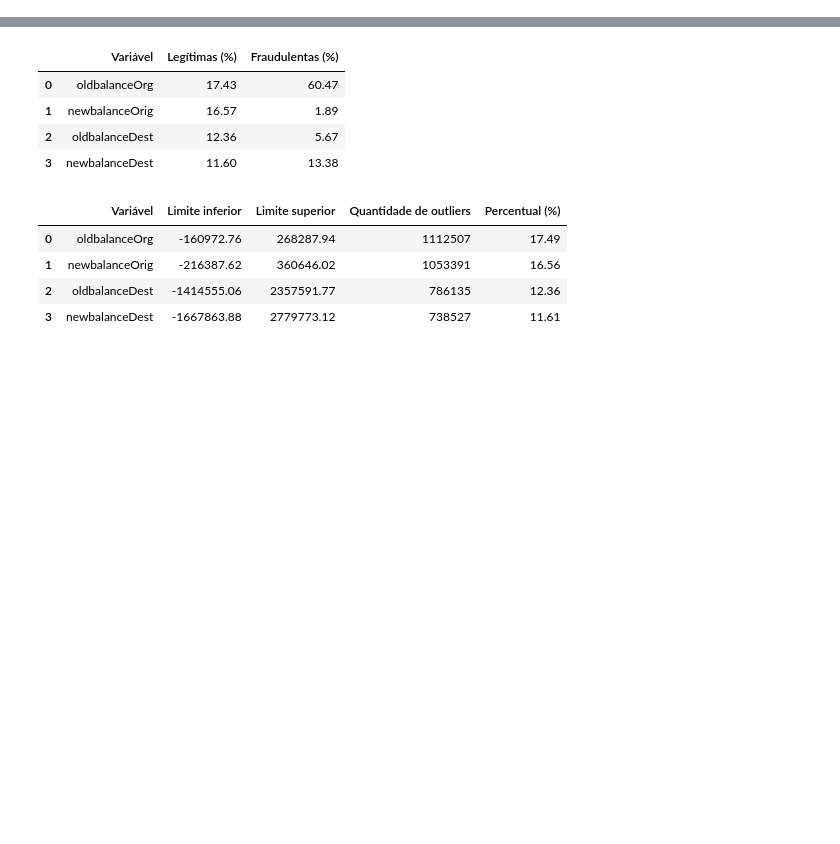
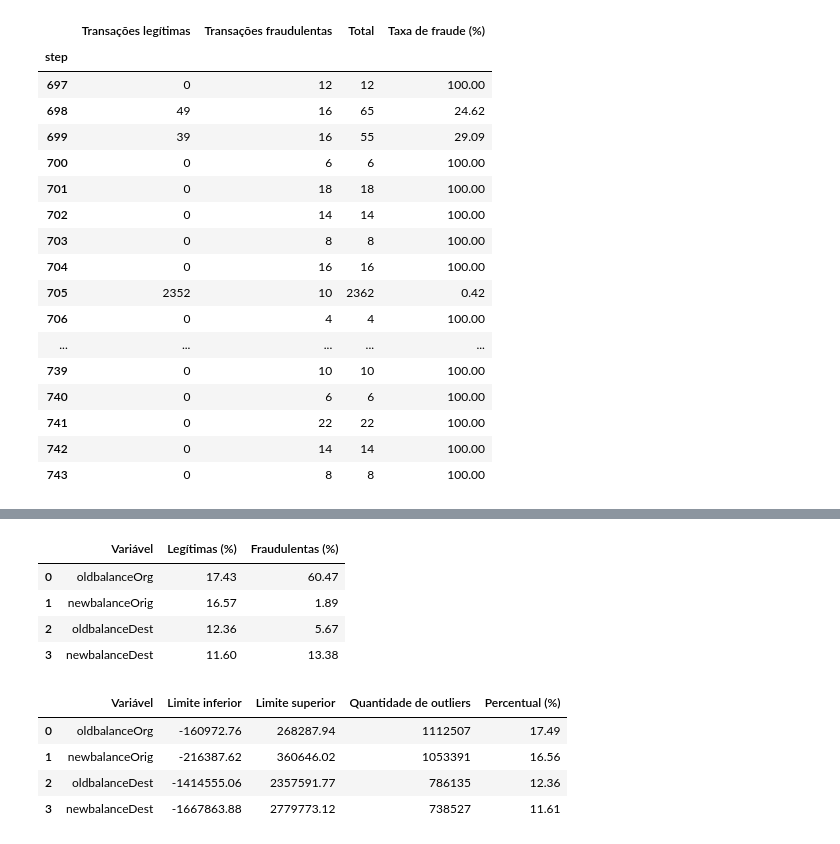
Before and after one commit to joaoribeiro-max/grupo5-fraud-detection, a Jupyter notebook: notebooks/01_analise_exploratoria.ipynb, the cells around one changed output, grey strips where cells are left out. Cells and saved outputs as stored; diff of their text form; code cells hidden in the pictures; blank space fills up the shorter version.

```diff
--- a/notebooks/01_analise_exploratoria.ipynb
+++ b/notebooks/01_analise_exploratoria.ipynb
@@ -0,0 +358,66 @@
+# %%
+
+# ============================================================
+# ETAPA 40 — DISTRIBUIÇÃO DE FRAUDES NOS STEPS FINAIS
+# ============================================================
+
+# Selecionei as transações a partir do step 697.
+# Assim conseguimos investigar a parte final da simulação.
+
+dados_finais = df[df['step'] >= 697]
+
+# Cruzei cada step com a classificação das transações.
+
+distribuicao_steps_finais = pd.crosstab(
+    dados_finais['step'],
+    dados_finais['isFraud']
+)
+
+# Garanti a presença das duas classes na tabela.
+distribuicao_steps_finais = (
+    distribuicao_steps_finais
+    .reindex(columns=[0, 1], fill_value=0)
+)
+
+# Renomeei as colunas para facilitar a leitura.
+
+distribuicao_steps_finais.columns = [
+    'Transações legítimas',
+    'Transações fraudulentas'
+]
+
+# Calculei o total de transações por step.
+
+distribuicao_steps_finais['Total'] = (
+    distribuicao_steps_finais.sum(axis=1)
+)
+
+# Calculei a taxa de fraude em cada step.
+
+distribuicao_steps_finais['Taxa de fraude (%)'] = (
+    distribuicao_steps_finais['Transações fraudulentas']
+    .div(distribuicao_steps_finais['Total'])
+    .mul(100)
+    .round(2)
+)
+
+display(distribuicao_steps_finais)
+# %% [output]
+|  | Transações legítimas | Transações fraudulentas | Total | Taxa de fraude (%) |
+| step |  |  |  |  |
+| 697 | 0 | 12 | 12 | 100.00 |
+| 698 | 49 | 16 | 65 | 24.62 |
+| 699 | 39 | 16 | 55 | 29.09 |
+| 700 | 0 | 6 | 6 | 100.00 |
+| 701 | 0 | 18 | 18 | 100.00 |
+| 702 | 0 | 14 | 14 | 100.00 |
+| 703 | 0 | 8 | 8 | 100.00 |
+| 704 | 0 | 16 | 16 | 100.00 |
+| 705 | 2352 | 10 | 2362 | 0.42 |
+| 706 | 0 | 4 | 4 | 100.00 |
+| ... | ... | ... | ... | ... |
+| 739 | 0 | 10 | 10 | 100.00 |
+| 740 | 0 | 6 | 6 | 100.00 |
+| 741 | 0 | 22 | 22 | 100.00 |
+| 742 | 0 | 14 | 14 | 100.00 |
+| 743 | 0 | 8 | 8 | 100.00 |
```
Also changed, not shown: parts of 25 cells of this notebook.
